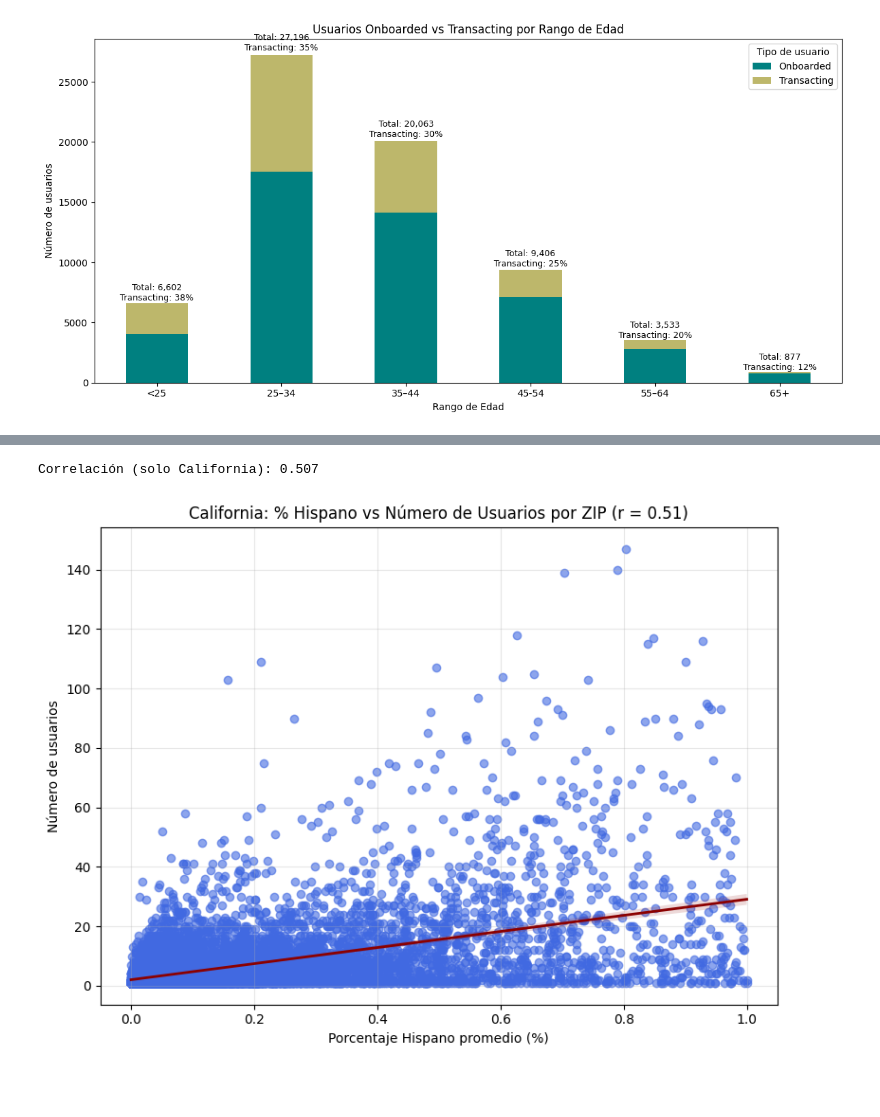
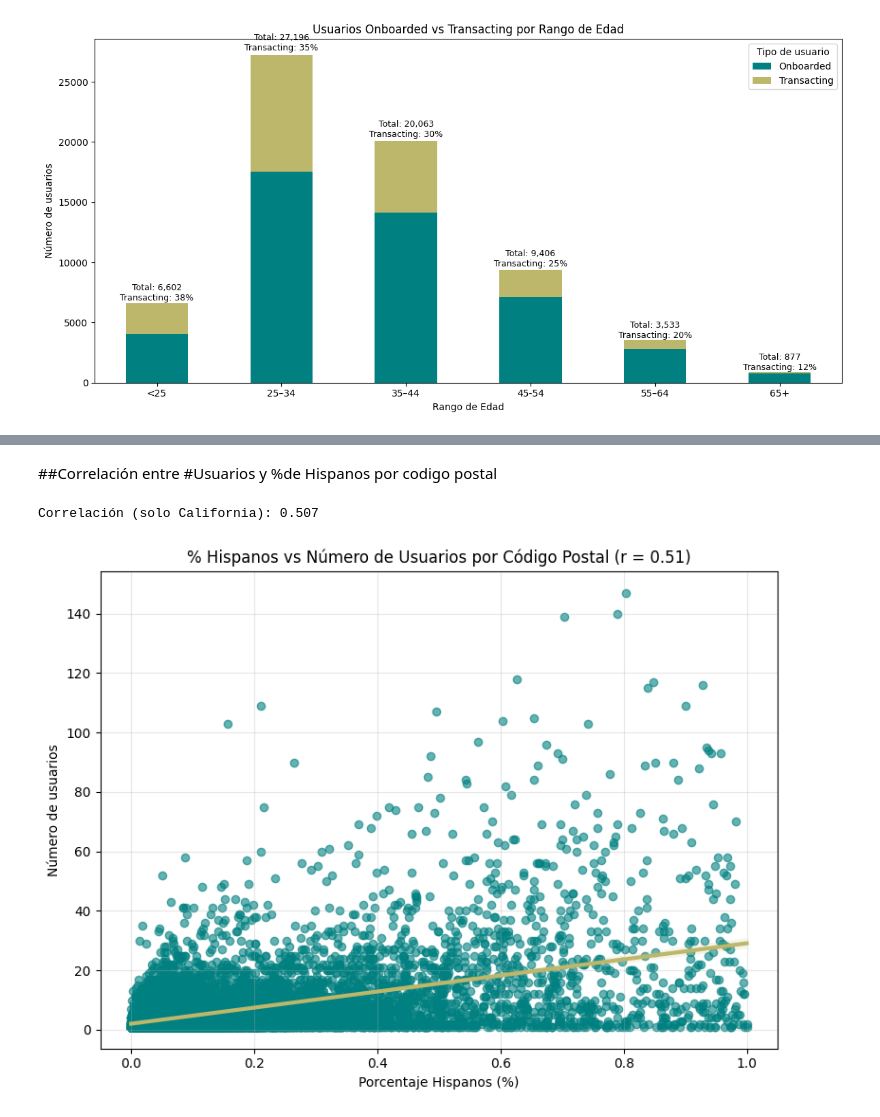
Before and after one commit to christiangarza1505813/ClassModel, a Jupyter notebook: Model/model.ipynb, the cells around one changed output, grey strips where cells are left out. Drawn from its saved outputs; the diff is of its cells as text; code cells hidden in the pictures; blank space fills up the shorter version.

```diff
--- a/Model/model.ipynb
+++ b/Model/model.ipynb
@@ -475,33 +610,35 @@ Index(['AccountUuid', 'YMD', 'Creation_date', 'Plaid', 'Issued_Card',
+# %% [markdown]
+##Correlación entre #Usuarios y %de Hispanos por codigo postal
 # %%
 
 
 # --- 2) Agrupa por ZIP (solo California)
 zip_group = df.groupby("postal_code").agg({
     "Hispanic_percent": "mean",    # promedio del porcentaje
     "AccountUuid": "count"         # conteo de usuarios
 }).reset_index().rename(columns={"AccountUuid": "user_count"})
 
 # --- 3) Calcular correlación
 corr = zip_group['Hispanic_percent'].corr(zip_group['user_count'])
 print(f"Correlación (solo California): {corr:.3f}")
 
 # --- 4) Scatter plot
 plt.figure(figsize=(8,6))
 sns.regplot(
     data=zip_group,
     x="Hispanic_percent",
     y="user_count",
-    scatter_kws={"alpha":0.6, "color":"royalblue"},
-    line_kws={"color":"darkred", "lw":2}
+    scatter_kws={"alpha":0.6, "color":"teal"},
+    line_kws={"color":"darkkhaki", "lw":3}
 )
 
 # --- 5) Etiquetas y formato
-plt.title(f"California: % Hispano vs Número de Usuarios por ZIP (r = {corr:.2f})", fontsize=12)
-plt.xlabel("Porcentaje Hispano promedio (%)")
+plt.title(f"% Hispanos vs Número de Usuarios por Código Postal (r = {corr:.2f})", fontsize=12)
+plt.xlabel("Porcentaje Hispanos (%)")
 plt.ylabel("Número de usuarios")
 plt.grid(alpha=0.3)
 plt.tight_layout()
 plt.show()
 # %% [output]
 Correlación (solo California): 0.507
-[figure, old version]
+[figure, new version]
```
Also changed, not shown: parts of 11 cells of this notebook.
